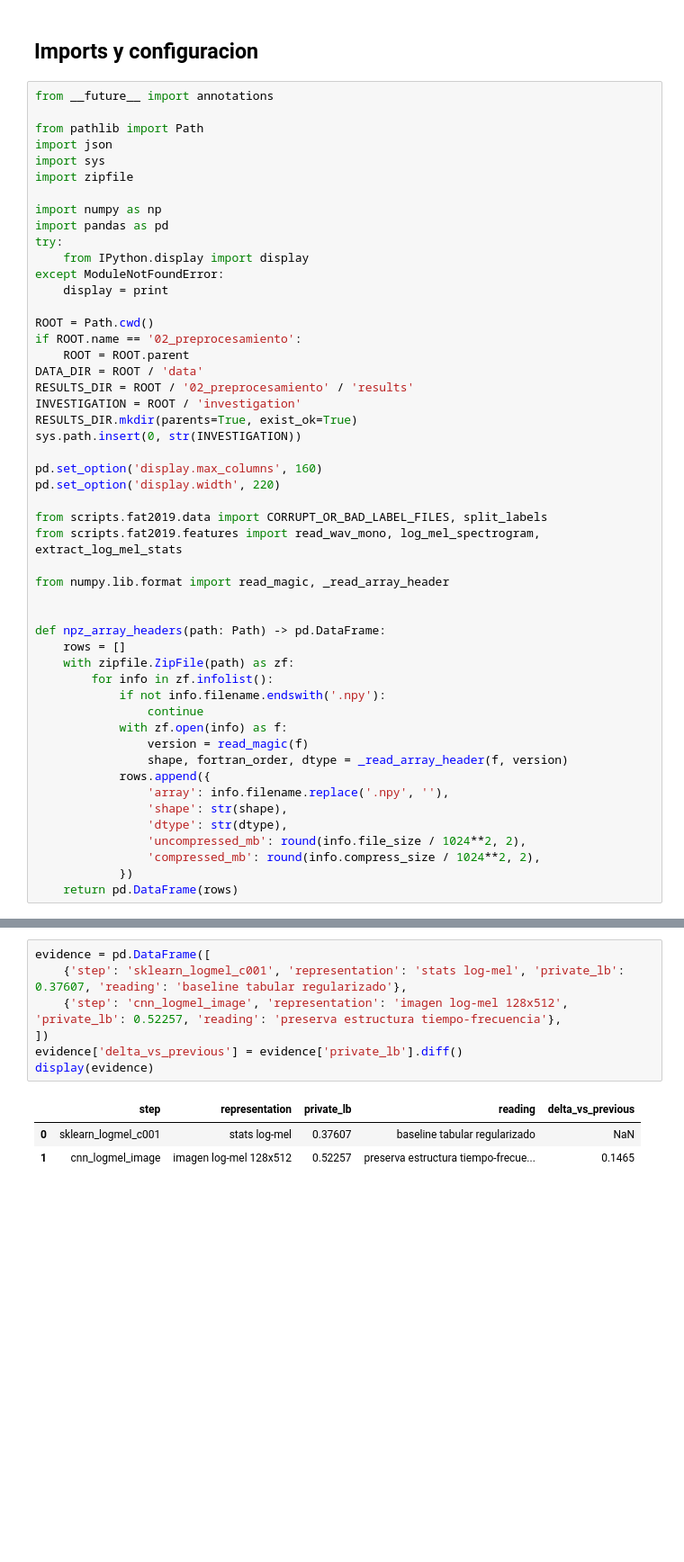
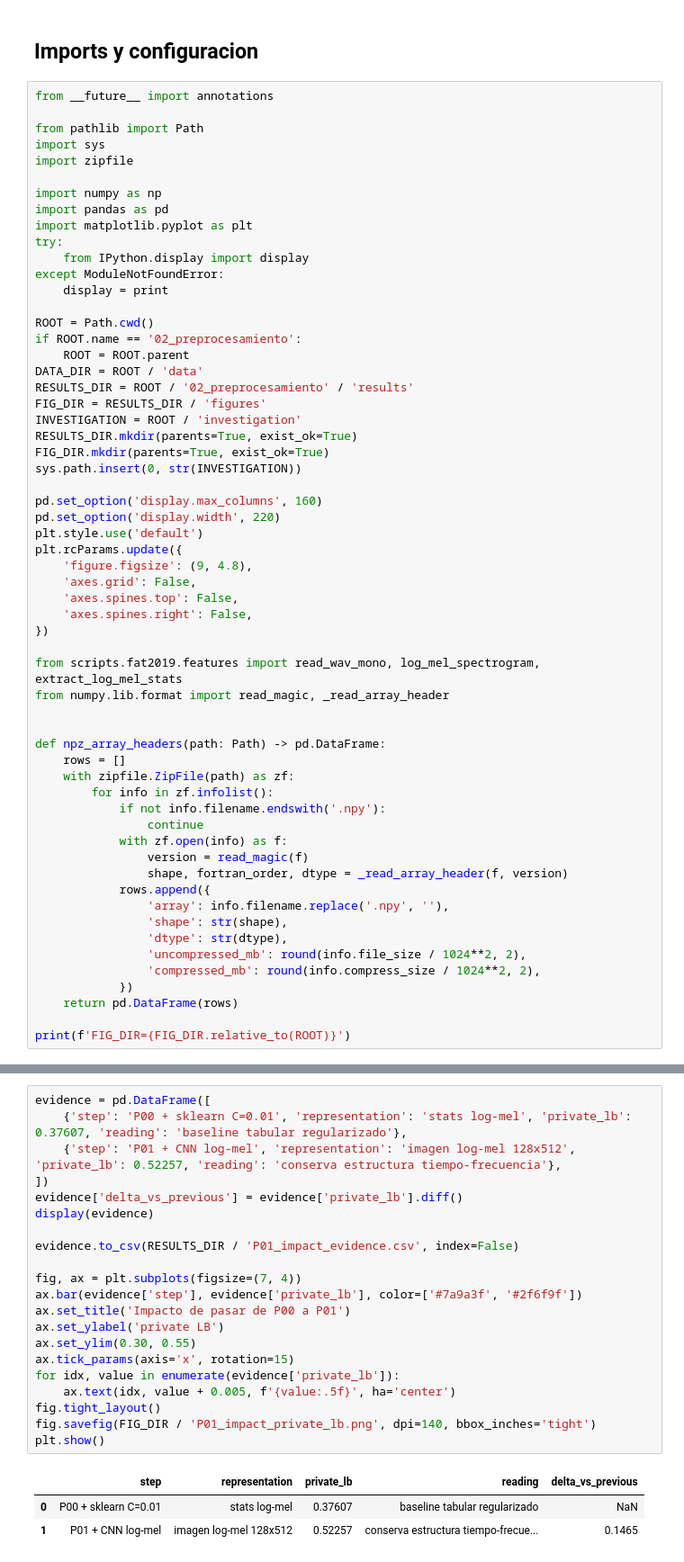
Before and after one commit to srodriguez-lefebre/2_TallerAA, a Jupyter notebook: 02_preprocesamiento/02_P01_logmel_image_512.ipynb, the cells around one changed output, grey strips where cells are left out. Shown at 90% size. Drawn from its saved outputs; the diff is of its cells as text; blank space fills up the shorter version.

```diff
--- a/02_preprocesamiento/02_P01_logmel_image_512.ipynb
+++ b/02_preprocesamiento/02_P01_logmel_image_512.ipynb
@@ -10,12 +10,12 @@ Este cambio explica el salto fuerte de private LB `0.37607` a `0.52257`: la CNN
 from __future__ import annotations
 
 from pathlib import Path
-import json
 import sys
 import zipfile
 
 import numpy as np
 import pandas as pd
+import matplotlib.pyplot as plt
 try:
     from IPython.display import display
 except ModuleNotFoundError:
@@ -26,16 +26,23 @@ if ROOT.name == '02_preprocesamiento':
     ROOT = ROOT.parent
 DATA_DIR = ROOT / 'data'
 RESULTS_DIR = ROOT / '02_preprocesamiento' / 'results'
+FIG_DIR = RESULTS_DIR / 'figures'
 INVESTIGATION = ROOT / 'investigation'
 RESULTS_DIR.mkdir(parents=True, exist_ok=True)
+FIG_DIR.mkdir(parents=True, exist_ok=True)
 sys.path.insert(0, str(INVESTIGATION))
 
 pd.set_option('display.max_columns', 160)
 pd.set_option('display.width', 220)
+plt.style.use('default')
+plt.rcParams.update({
+    'figure.figsize': (9, 4.8),
+    'axes.grid': False,
+    'axes.spines.top': False,
+    'axes.spines.right': False,
+})
 
-from scripts.fat2019.data import CORRUPT_OR_BAD_LABEL_FILES, split_labels
 from scripts.fat2019.features import read_wav_mono, log_mel_spectrogram, extract_log_mel_stats
-
 from numpy.lib.format import read_magic, _read_array_header
 
 
@@ -56,3 +63,5 @@ def npz_array_headers(path: Path) -> pd.DataFrame:
                 'compressed_mb': round(info.compress_size / 1024**2, 2),
             })
     return pd.DataFrame(rows)
+
+print(f'FIG_DIR={FIG_DIR.relative_to(ROOT)}')
@@ -79,11 +215,25 @@ summary.to_csv(RESULTS_DIR / 'P01_logmel_image_512_summary.csv', index=False)
 # %%
 evidence = pd.DataFrame([
-    {'step': 'sklearn_logmel_c001', 'representation': 'stats log-mel', 'private_lb': 0.37607, 'reading': 'baseline tabular regularizado'},
-    {'step': 'cnn_logmel_image', 'representation': 'imagen log-mel 128x512', 'private_lb': 0.52257, 'reading': 'preserva estructura tiempo-frecuencia'},
+    {'step': 'P00 + sklearn C=0.01', 'representation': 'stats log-mel', 'private_lb': 0.37607, 'reading': 'baseline tabular regularizado'},
+    {'step': 'P01 + CNN log-mel', 'representation': 'imagen log-mel 128x512', 'private_lb': 0.52257, 'reading': 'conserva estructura tiempo-frecuencia'},
 ])
 evidence['delta_vs_previous'] = evidence['private_lb'].diff()
 display(evidence)
+
+evidence.to_csv(RESULTS_DIR / 'P01_impact_evidence.csv', index=False)
+
+fig, ax = plt.subplots(figsize=(7, 4))
+ax.bar(evidence['step'], evidence['private_lb'], color=['#7a9a3f', '#2f6f9f'])
+ax.set_title('Impacto de pasar de P00 a P01')
+ax.set_ylabel('private LB')
+ax.set_ylim(0.30, 0.55)
+ax.tick_params(axis='x', rotation=15)
+for idx, value in enumerate(evidence['private_lb']):
+    ax.text(idx, value + 0.005, f'{value:.5f}', ha='center')
+fig.tight_layout()
+fig.savefig(FIG_DIR / 'P01_impact_private_lb.png', dpi=140, bbox_inches='tight')
+plt.show()
 # %% [output]
 |  | step | representation | private_lb | reading | delta_vs_previous |
-| 0 | sklearn_logmel_c001 | stats log-mel | 0.37607 | baseline tabular regularizado | NaN |
-| 1 | cnn_logmel_image | imagen log-mel 128x512 | 0.52257 | preserva estructura tiempo-frecue... | 0.1465 |
+| 0 | P00 + sklearn C=0.01 | stats log-mel | 0.37607 | baseline tabular regularizado | NaN |
+| 1 | P01 + CNN log-mel | imagen log-mel 128x512 | 0.52257 | conserva estructura tiempo-frecue... | 0.1465 |
```
Also changed, not shown: parts of 15 cells of this notebook, 3 other files.
